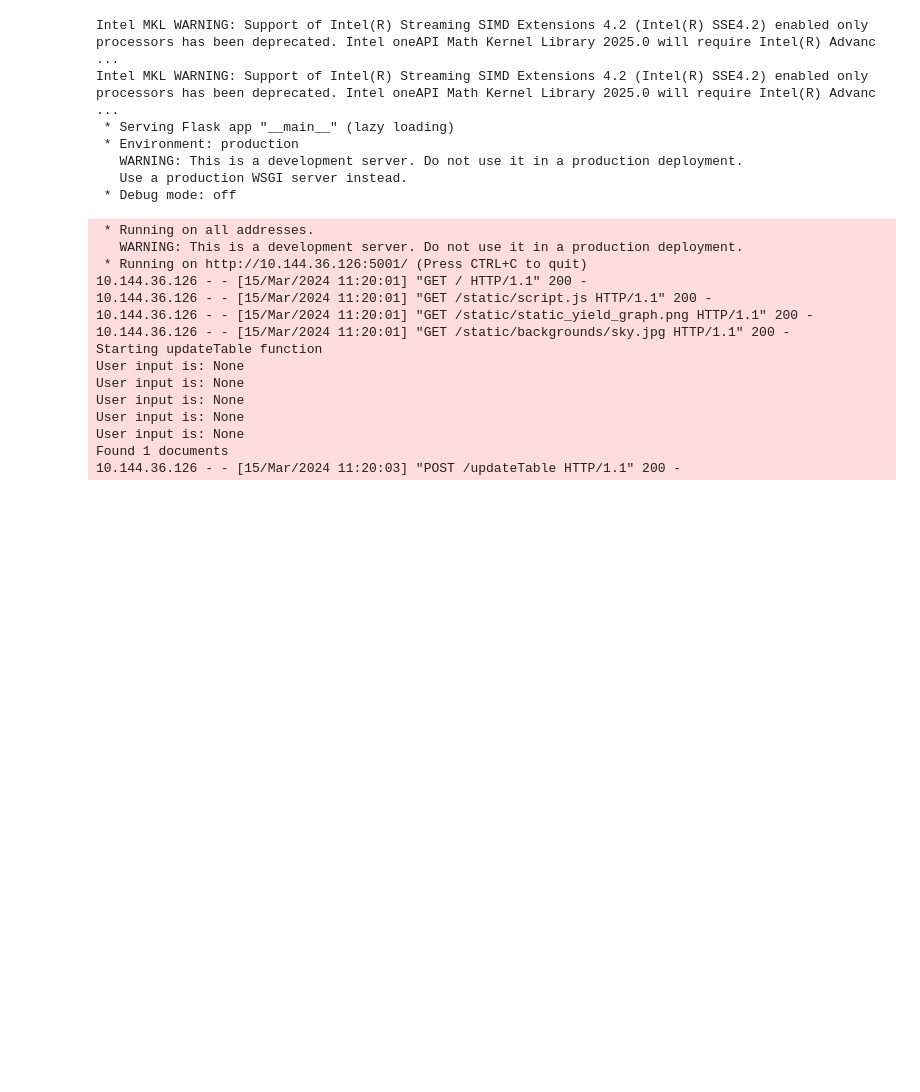
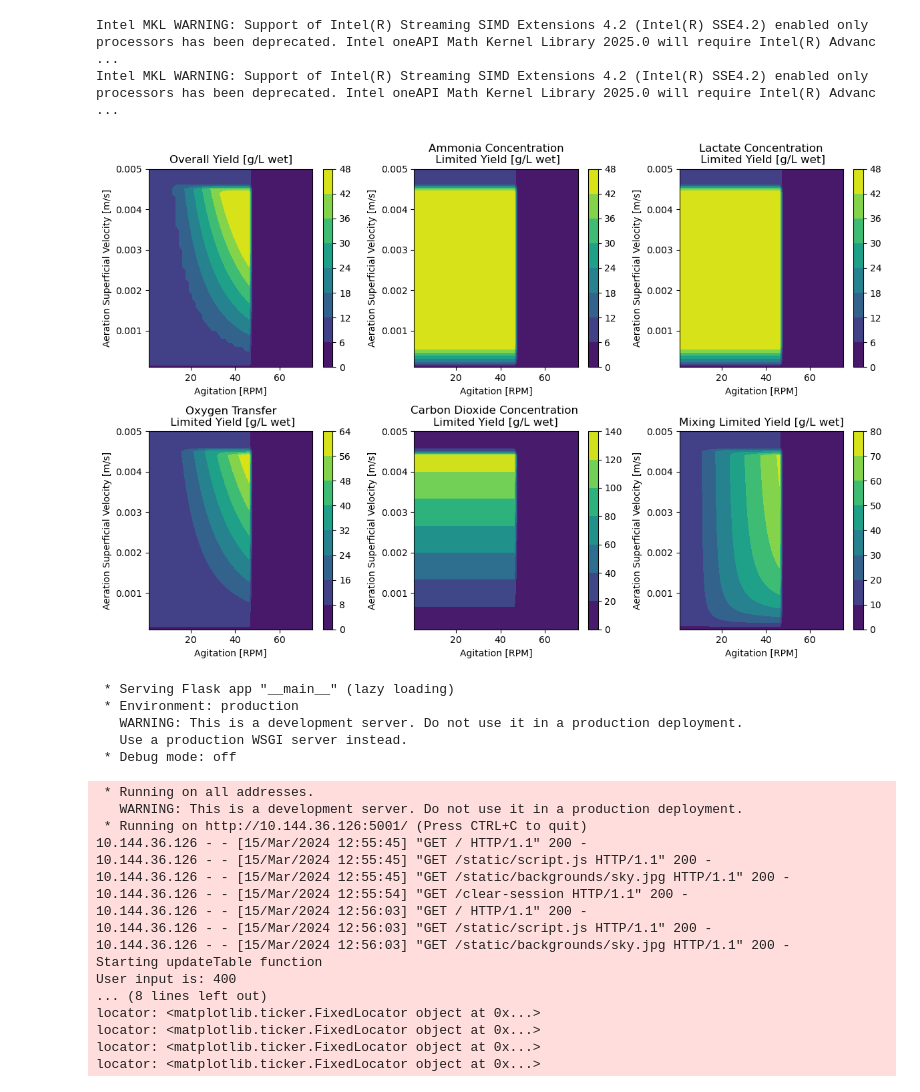
Before and after one commit to arafian/thesis-code, a Jupyter notebook: app.ipynb, the cells around one changed output. Drawn from its saved outputs; the diff is of its cells as text; code cells hidden in the pictures; blank space fills up the shorter version.

Commit message:
Add dynamic simulation

```diff
--- a/app.ipynb
+++ b/app.ipynb
@@ -4,6 +4,7 @@ from pymongo import MongoClient
 import pandas as pd
 import logging
 from IPython.display import display, HTML
+import pipeline
 
 logger = logging.getLogger()
 logger.setLevel(logging.DEBUG)
@@ -59,11 +60,11 @@ def initSessionInputs():
         'lactateLimit': 50,
         'CO2Limit': 100,
         'turbLengthLimit': 20e-6,
-        'temp': 310,
+        'count': 50,
         'doublings': 7,
-        'rpmlims': [1,75],
-        'supervellims': [0.0001,0.005],
-        'celldenslims': [5.9e5,6.1e5]
+        'rpmlims': (1,75),
+        'supervellims': (0.0001,0.005),
+        'celldenslims': (5.9e5,6.1e5)
     }
 
 @app.route('/updateTable', methods=['POST'])
@@ -82,7 +83,7 @@ def updateTable():
                    ('mediumDensity', 'inputMediumDensity'),
                    ('doublings', 'inputDoublings')]
     for inputID in inputIDs:
-        updateInput(inputID)
+        inputs = updateInput(inputs, inputID)
 
     # Build query using MongoDb syntax
     # Example: query['inputs.temp'] = 100
@@ -93,67 +94,76 @@ def updateTable():
     documentCount = collection.count_documents(query)
     if documentCount > 0:
         logging.debug("Found %s documents", documentCount)
-        firstItem = collection.find_one(query)
-        outputsData = firstItem['outputs']
-        df = pd.DataFrame(outputsData.items(), columns=['Constraint', 'Maximum Yield [g/L wet]'])
-        tableHtml = df.to_html(classes='table table-striped', index=False)
-        return jsonify({'tableHtml': tableHtml})
     else:
-        logging.debug("No documents found with given params")
-        # Return a default response when no documents are found
-        return jsonify({'tableHtml': ''})
+        logging.debug("No documents found with given params. Running simulation from scratch.")
+        pipeline.runSimAndInsert(inputs)
+        #return jsonify({'tableHtml': ''})
 
-    logging.debug("Error: not able to update table. No table found with given params")
+    firstItem = collection.find_one(query)
+    outputsData = firstItem['outputs']
+    df = pd.DataFrame(outputsData.items(), columns=['Constraint', 'Maximum Yield [g/L wet]'])
+    tableHtml = df.to_html(classes='table table-striped', index=False)
+    return jsonify({'tableHtml': tableHtml})
 
-def updateInput(inputID):
+def updateInput(inputs, inputID):
     name = inputID[0]
     _id = inputID[1]
-    userInput = request.form.get(name)
+    userInput = request.form.get(_id)
     logging.debug("User input is: %s", userInput)
     if userInput is not None:
         if userInput.isdigit():
             newValue = int(userInput)
         else:
             newValue = float(userInput)
 
         inputs[name] = newValue
         logging.debug("Updated %s to %s", name, newValue)
+
+    return inputs
 
 @app.route('/', methods=['GET'])
 def index():
     return render_template('index.html', table='')
 
 @app.route('/items')
 def displayItems():
     items = collection.find()
     return render_template('items.html', items=items)
 
 @app.route('/about')
 def about():
     return render_template('about.html')
 
+@app.route('/clear-session')
+def clear_session_route():
+    session.clear()
+    return 'Session cleared'
+
 if __name__ == '__main__':
     app.run(host="0.0.0.0", port=5001, debug=False)
 # %% [output]
 Intel MKL WARNING: Support of Intel(R) Streaming SIMD Extensions 4.2 (Intel(R) SSE4.2) enabled only processors has been deprecated. Intel oneAPI Math Kernel Library 2025.0 will require Intel(R) Advanc ...
 Intel MKL WARNING: Support of Intel(R) Streaming SIMD Extensions 4.2 (Intel(R) SSE4.2) enabled only processors has been deprecated. Intel oneAPI Math Kernel Library 2025.0 will require Intel(R) Advanc ...
- * Serving Flask app "__main__" (lazy loading)
- * Environment: production
-   WARNING: This is a development server. Do not use it in a production deployment.
-   Use a production WSGI server instead.
- * Debug mode: off
+[figure, added]
- * Running on all addresses.
+ * Serving Flask app "__main__" (lazy loading)
+ * Environment: production
    WARNING: This is a development server. Do not use it in a production deployment.
- * Running on http://10.144.36.126:5001/ (Press CTRL+C to quit)
-10.144.36.126 - - [15/Mar/2024 11:20:01] "GET / HTTP/1.1" 200 -
-10.144.36.126 - - [15/Mar/2024 11:20:01] "GET /static/script.js HTTP/1.1" 200 -
-10.144.36.126 - - [15/Mar/2024 11:20:01] "GET /static/static_yield_graph.png HTTP/1.1" 200 -
-10.144.36.126 - - [15/Mar/2024 11:20:01] "GET /static/backgrounds/sky.jpg HTTP/1.1" 200 -
-Starting updateTable function
-User input is: None
-User input is: None
-User input is: None
-User input is: None
-User input is: None
-Found 1 documents
-10.144.36.126 - - [15/Mar/2024 11:20:03] "POST /updateTable HTTP/1.1" 200 -
+   Use a production WSGI server instead.
+ * Debug mode: off
+ * Running on all addresses.
+   WARNING: This is a development server. Do not use it in a production deployment.
+ * Running on http://10.144.36.126:5001/ (Press CTRL+C to quit)
+10.144.36.126 - - [15/Mar/2024 12:55:45] "GET / HTTP/1.1" 200 -
+10.144.36.126 - - [15/Mar/2024 12:55:45] "GET /static/script.js HTTP/1.1" 200 -
+10.144.36.126 - - [15/Mar/2024 12:55:45] "GET /static/backgrounds/sky.jpg HTTP/1.1" 200 -
+10.144.36.126 - - [15/Mar/2024 12:55:54] "GET /clear-session HTTP/1.1" 200 -
+10.144.36.126 - - [15/Mar/2024 12:56:03] "GET / HTTP/1.1" 200 -
+10.144.36.126 - - [15/Mar/2024 12:56:03] "GET /static/script.js HTTP/1.1" 200 -
+10.144.36.126 - - [15/Mar/2024 12:56:03] "GET /static/backgrounds/sky.jpg HTTP/1.1" 200 -
+Starting updateTable function
+User input is: 400
+... (8 lines left out)
+locator: <matplotlib.ticker.FixedLocator object at 0x...>
+locator: <matplotlib.ticker.FixedLocator object at 0x...>
+locator: <matplotlib.ticker.FixedLocator object at 0x...>
+locator: <matplotlib.ticker.FixedLocator object at 0x...>
```
Also changed, not shown: parts of 1 cell of this notebook, 2 other files.
